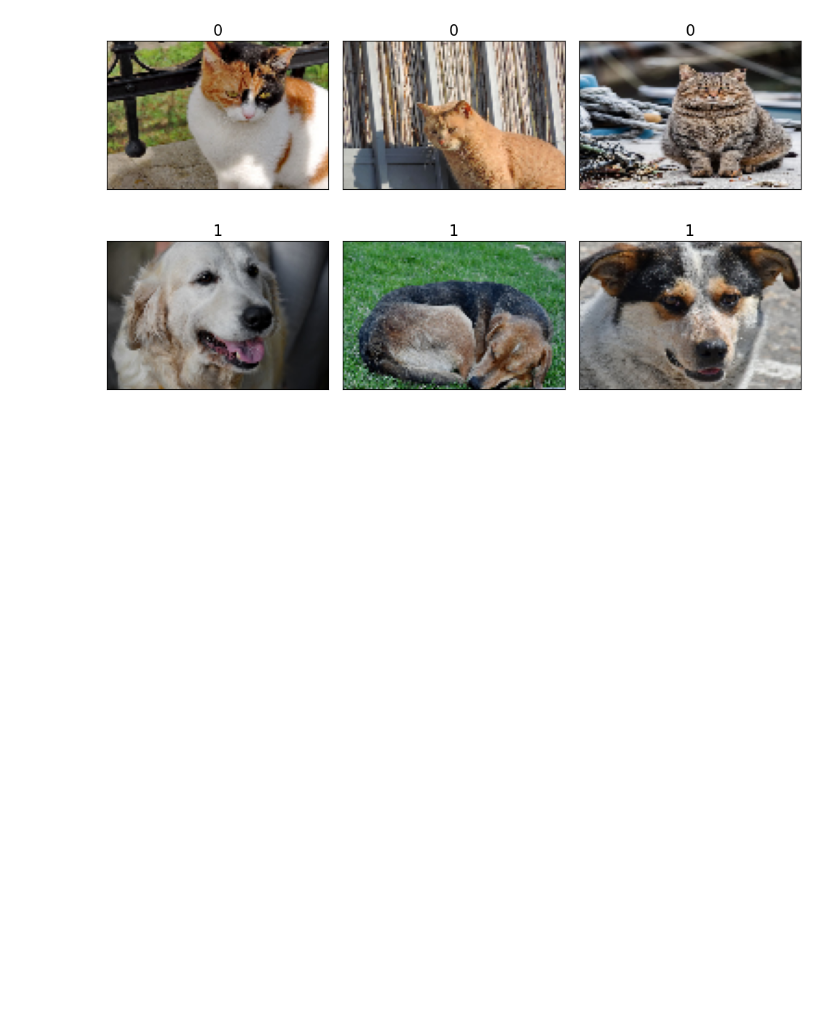
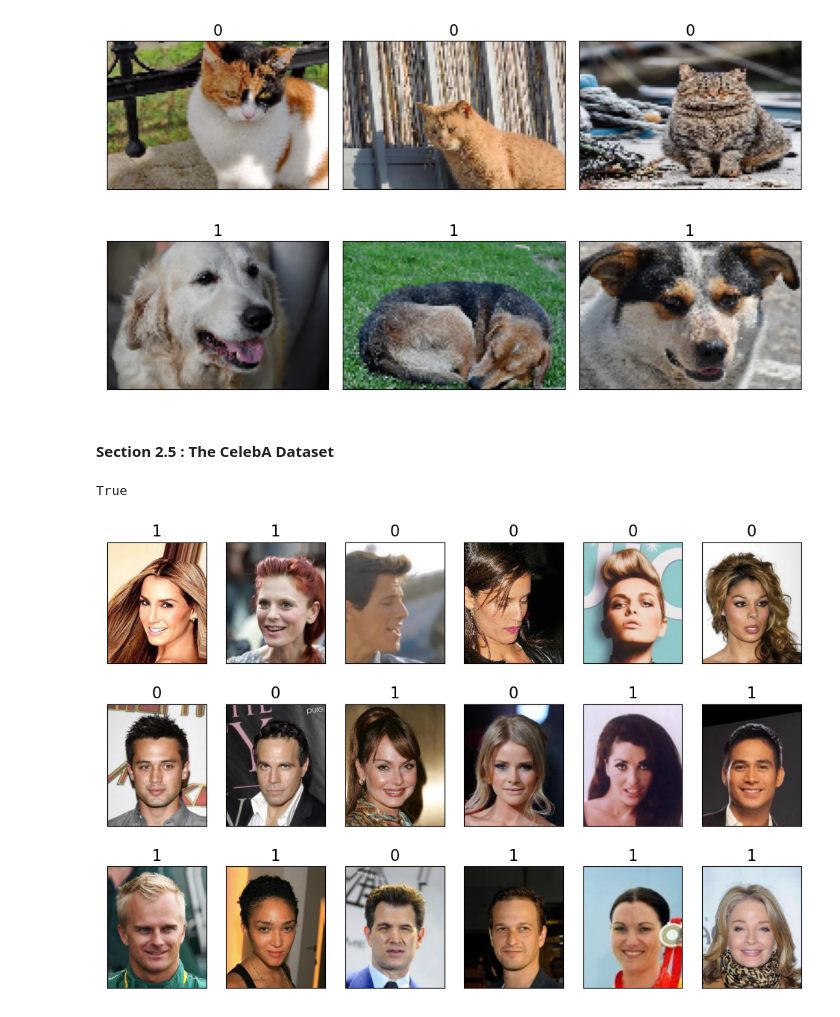
Before and after one commit to Consistent-Milk/data_science, a Jupyter notebook: Chapter 12/Notes.ipynb, the cells around one changed output. Saved outputs shown, nothing was run; the diff lists cells and outputs as text; code cells hidden in the pictures; blank space fills up the shorter version.

```diff
--- a/Chapter 12/Notes.ipynb
+++ b/Chapter 12/Notes.ipynb
@@ -403,3 +403,5 @@ plt.savefig('./Results/2_Processed_Image_Dataset.png')
 plt.show()
 # %% [output]
 [figure]
+# %% [markdown]
+#### Section 2.5 : The CelebA Dataset
@@ -406,4 +419,5 @@ plt.show()
 # %%
+# Previous cell with download set to false
 from torchvision import datasets
 
 image_path = './'
@@ -411,5 +425,23 @@ celeba_dataset = datasets.CelebA(
     image_path,
     split='train',
     target_type='attr',
-    download=True
+    download=False
 )
+# %%
+print(isinstance(celeba_dataset, Dataset))
+# %% [output]
+True
+# %%
+from itertools import islice
+
+fig = plt.figure(figsize=(12, 8))
+for i, (image, attributes) in islice(enumerate(celeba_dataset), 18):
+    ax = fig.add_subplot(3, 6, i + 1)
+    ax.set_xticks([])
+    ax.set_yticks([])
+    ax.imshow(image)
+    ax.set_title(f'{attributes[31]}', size=15)
+plt.savefig('./Results/3_CelebA.png')
+plt.show()
+# %% [output]
+[figure, added]
```
Also changed, not shown: parts of 7 cells of this notebook, 5 other files.
